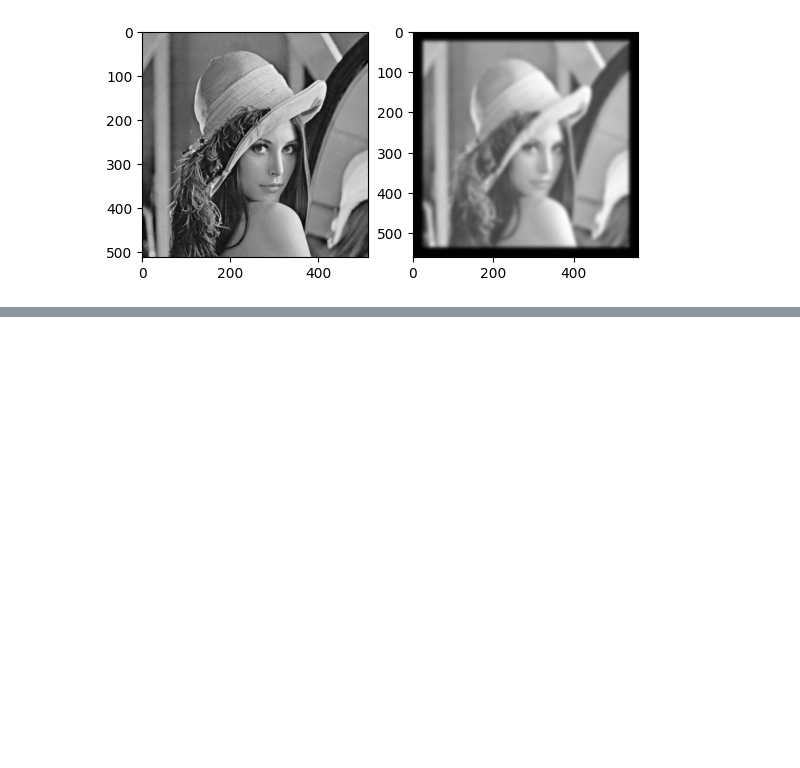
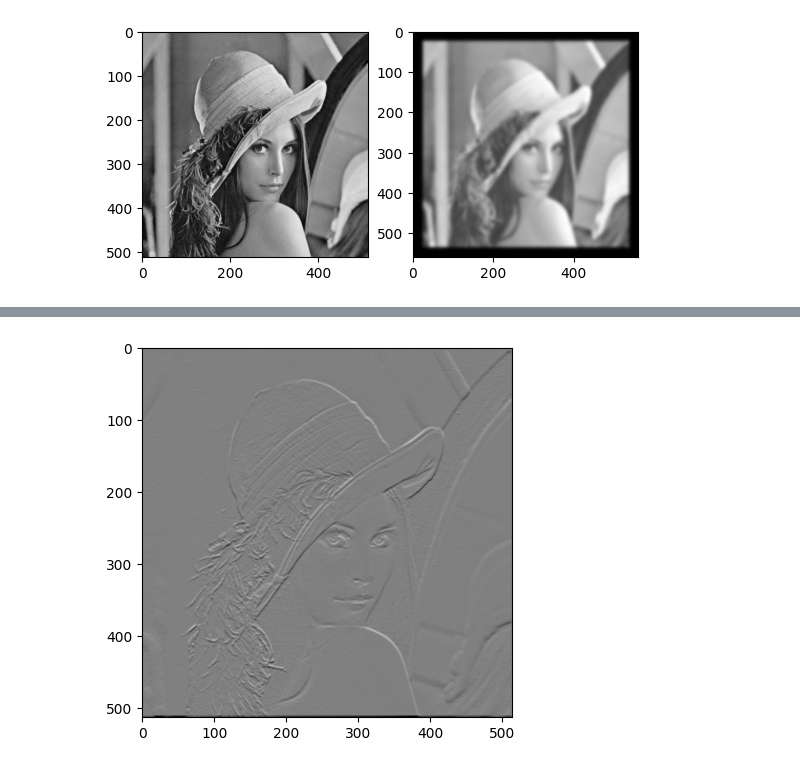
Before and after one commit to elifberkman/deep-learning-prereaquisites, a Jupyter notebook: numpy-stack-v2/Scipy.ipynb, the cells around one changed output, grey strips where cells are left out. Drawn from its saved outputs; the diff is of its cells as text; code cells hidden in the pictures; blank space fills up the shorter version.

```diff
--- a/numpy-stack-v2/Scipy.ipynb
+++ b/numpy-stack-v2/Scipy.ipynb
@@ -108,0 +132,5 @@ plt.imshow(out, cmap='gray');
+# %%
+G_y = convolve2d(H_y, gray)
+plt.imshow(G_y, cmap='gray');
+# %% [output]
+[figure, added]
```
Also changed, not shown: parts of 8 cells of this notebook.
